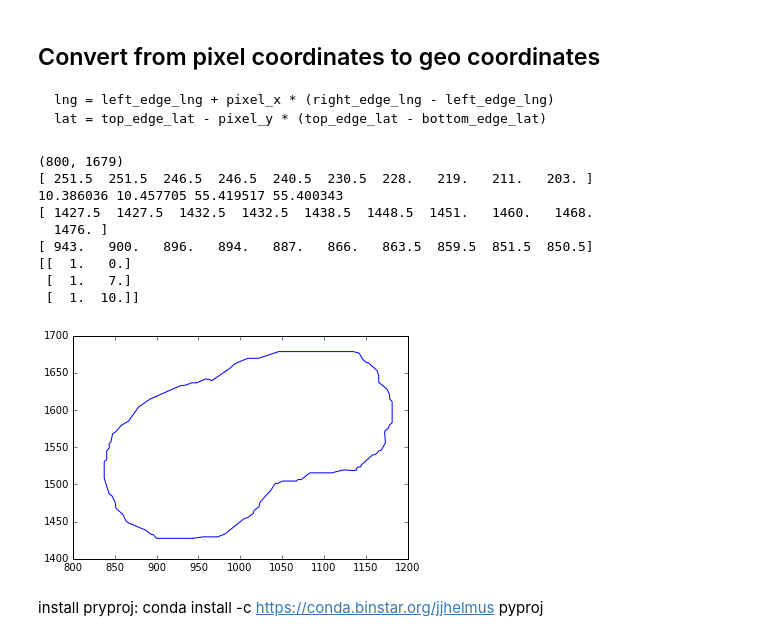
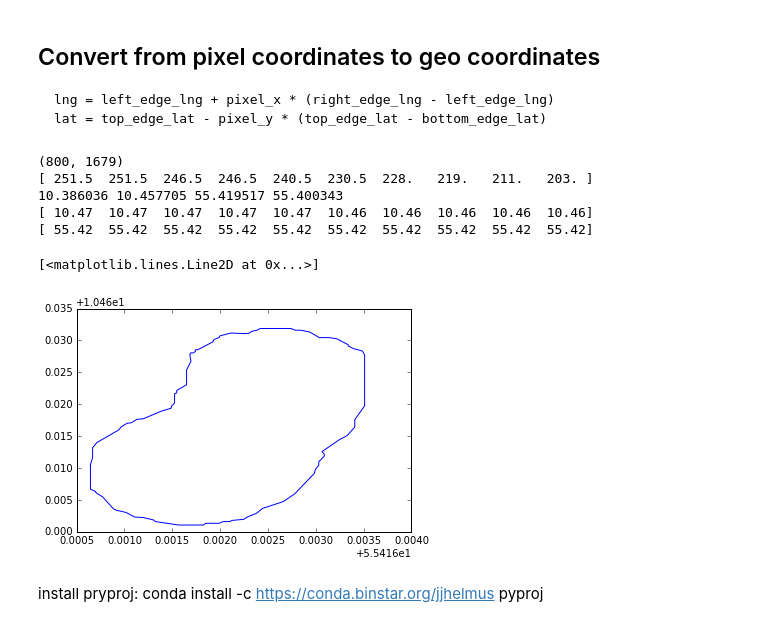
Before and after one commit to dirkhovy/chat-on-a-map, a Jupyter notebook: notebooks/vectorize_shapes.ipynb, the cells around one changed output. Cells and saved outputs as stored; diff of their text form; code cells hidden in the pictures.

```diff
--- a/notebooks/vectorize_shapes.ipynb
+++ b/notebooks/vectorize_shapes.ipynb
@@ -113,34 +110,31 @@ lat = top_edge_lat - pixel_y * (top_edge_lat - bottom_edge_lat)
 # %%
 def convert_to_lat_lng(xy, left_edge_lng, right_edge_lng, top_edge_lat, bottom_edge_lat, map_shape):
     geo = np.zeros_like(xy)
     print xy[:10,0]
     print left_edge_lng, right_edge_lng, top_edge_lat, bottom_edge_lat
     dist_lng = (left_edge_lng - right_edge_lng)
     geo[:, 0] = left_edge_lng - (xy[:, 1] / map_shape[0]) * dist_lng
     dist_lat = (top_edge_lat - bottom_edge_lat)
     geo[:, 1] = top_edge_lat - (xy[:, 0] / map_shape[1]) * dist_lat
     return geo
 
 
 print bwimg.shape
 geo = convert_to_lat_lng(appr_s, map_shape=bwimg.shape, **coords['vollsmose'])
-geo = convert_to_inverse(appr_s, bwimg.shape)
+# geo = convert_to_inverse(appr_s, bwimg.shape)
 print geo[:10,0]
 print geo[:10,1]
 plt.plot(geo[:, 1], geo[:, 0])
 
-print convert_to_inverse(np.array([[1,0],[1,7],[1,10]]), (10,2))
+# print convert_to_inverse(np.array([[1,0],[1,7],[1,10]]), (10,2))
 # %% [output]
 (800, 1679)
 [ 251.5  251.5  246.5  246.5  240.5  230.5  228.   219.   211.   203. ]
 10.386036 10.457705 55.419517 55.400343
-[ 1427.5  1427.5  1432.5  1432.5  1438.5  1448.5  1451.   1460.   1468.
-  1476. ]
-[ 943.   900.   896.   894.   887.   866.   863.5  859.5  851.5  850.5]
-[[  1.   0.]
- [  1.   7.]
- [  1.  10.]]
+[ 10.47  10.47  10.47  10.47  10.47  10.46  10.46  10.46  10.46  10.46]
+[ 55.42  55.42  55.42  55.42  55.42  55.42  55.42  55.42  55.42  55.42]
+[<matplotlib.lines.Line2D at 0x...>]
-[figure, old version]
+[figure, new version]
 # %%
 def get_contour(image):
     image_data = plt.imread(image)
```
Also changed, not shown: parts of 4 cells of this notebook, 1 other file.
